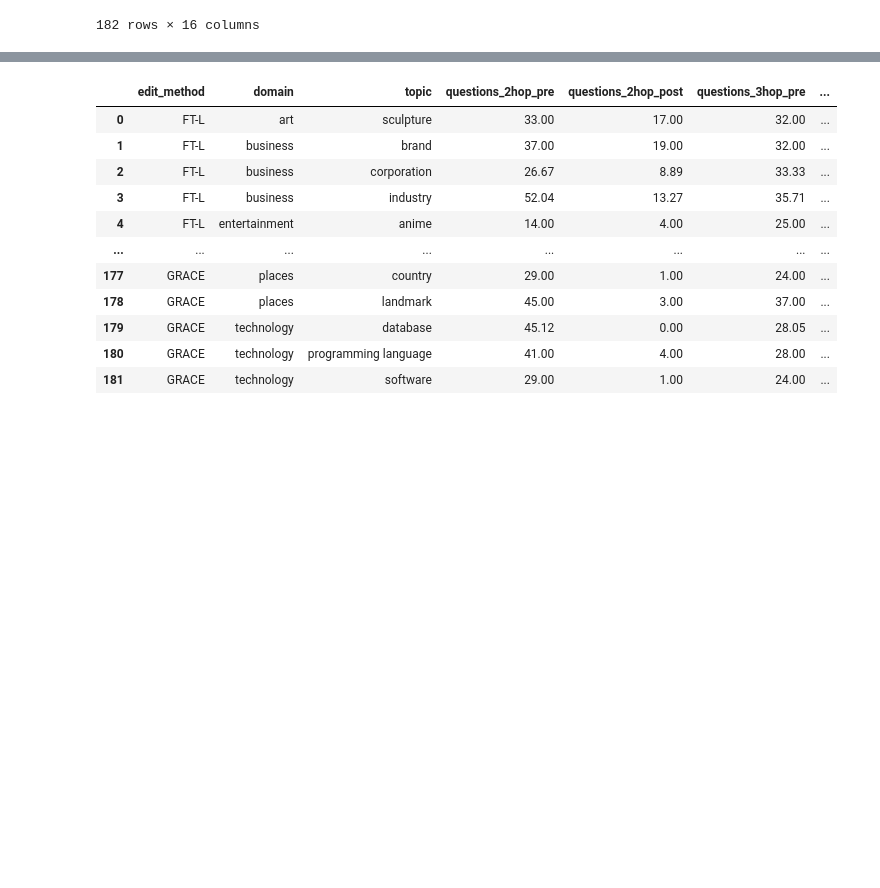
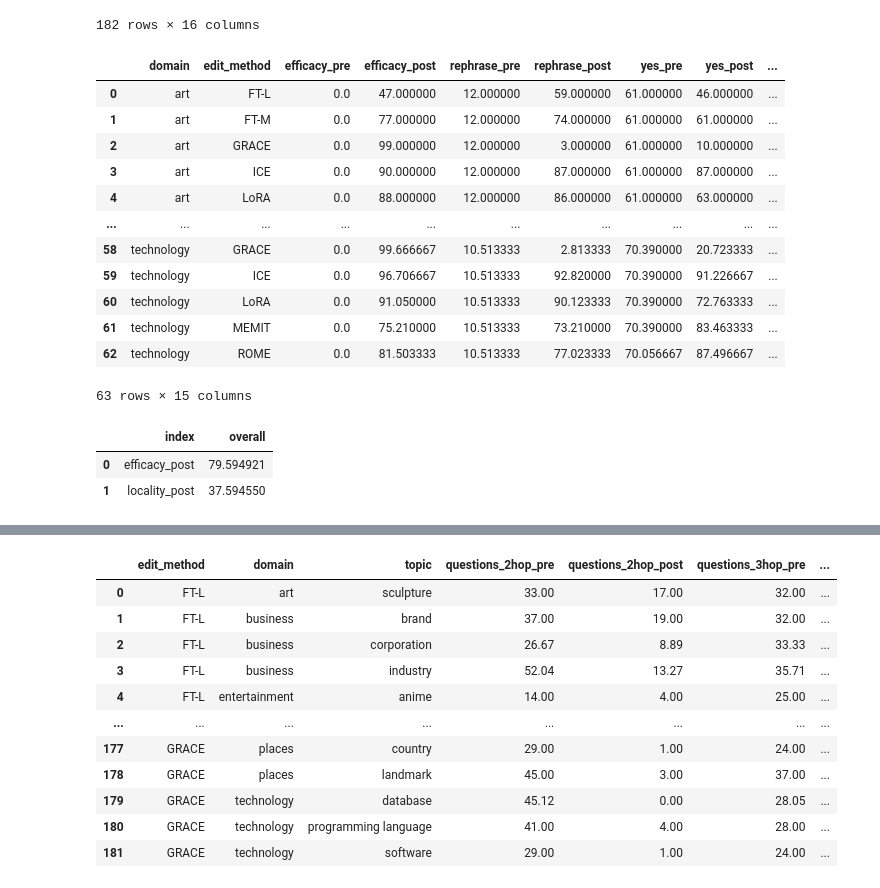
Before and after one commit to llm-editing/HalluEditBench, a Jupyter notebook: code/result_table.ipynb, the cells around one changed output, grey strips where cells are left out. Saved outputs shown, nothing was run; the diff lists cells and outputs as text; code cells hidden in the pictures; blank space fills up the shorter version.

```diff
--- a/code/result_table.ipynb
+++ b/code/result_table.ipynb
@@ -66,6 +66,7 @@ def summarize_results(json_folder, std_flag=False):
     df_multi_hop = pd.DataFrame(metrics_ls_multi_hop)
     df = df.set_index('edit_method').loc[edit_method_order_ls].reset_index()
     df_multi_hop = df_multi_hop.set_index('edit_method').loc[edit_method_order_ls].reset_index()
+    df['edit_method'] = df['edit_method'].replace('ICL', 'ICE')
     return df, df_multi_hop
 
 model_id_ls = ['meta-llama/Meta-Llama-3-8B-Instruct', 'mistralai/Mistral-7B-Instruct-v0.3', 'meta-llama/Llama-2-7b-chat-hf']
@@ -92,3 +93,26 @@ df_llama3
 | 180 | GRACE | technology | programming language | 0.0 | 100.00 | 19.00 | 2.00 | 61.00 | ... |
 | 181 | GRACE | technology | software | 0.0 | 99.00 | 4.00 | 4.00 | 77.00 | ... |
 182 rows × 16 columns
+# %%
+df_llama3.groupby(['domain', 'edit_method']).mean().reset_index()
+# %% [output]
+|  | domain | edit_method | efficacy_pre | efficacy_post | rephrase_pre | rephrase_post | yes_pre | yes_post | ... |
+| 0 | art | FT-L | 0.0 | 47.000000 | 12.000000 | 59.000000 | 61.000000 | 46.000000 | ... |
+| 1 | art | FT-M | 0.0 | 77.000000 | 12.000000 | 74.000000 | 61.000000 | 61.000000 | ... |
+| 2 | art | GRACE | 0.0 | 99.000000 | 12.000000 | 3.000000 | 61.000000 | 10.000000 | ... |
+| 3 | art | ICE | 0.0 | 90.000000 | 12.000000 | 87.000000 | 61.000000 | 87.000000 | ... |
+| 4 | art | LoRA | 0.0 | 88.000000 | 12.000000 | 86.000000 | 61.000000 | 63.000000 | ... |
+| ... | ... | ... | ... | ... | ... | ... | ... | ... | ... |
+| 58 | technology | GRACE | 0.0 | 99.666667 | 10.513333 | 2.813333 | 70.390000 | 20.723333 | ... |
+| 59 | technology | ICE | 0.0 | 96.706667 | 10.513333 | 92.820000 | 70.390000 | 91.226667 | ... |
+| 60 | technology | LoRA | 0.0 | 91.050000 | 10.513333 | 90.123333 | 70.390000 | 72.763333 | ... |
+| 61 | technology | MEMIT | 0.0 | 75.210000 | 10.513333 | 73.210000 | 70.390000 | 83.463333 | ... |
+| 62 | technology | ROME | 0.0 | 81.503333 | 10.513333 | 77.023333 | 70.056667 | 87.496667 | ... |
+63 rows × 15 columns
+# %%
+column_ls = ['domain', 'edit_method', 'efficacy_post', 'locality_post']
+df_llama3[column_ls].groupby(['domain', 'edit_method']).mean().mean().reset_index(name='overall')
+# %% [output]
+|  | index | overall |
+| 0 | efficacy_post | 79.594921 |
+| 1 | locality_post | 37.594550 |
```
Also changed, not shown: parts of 4 cells of this notebook.
